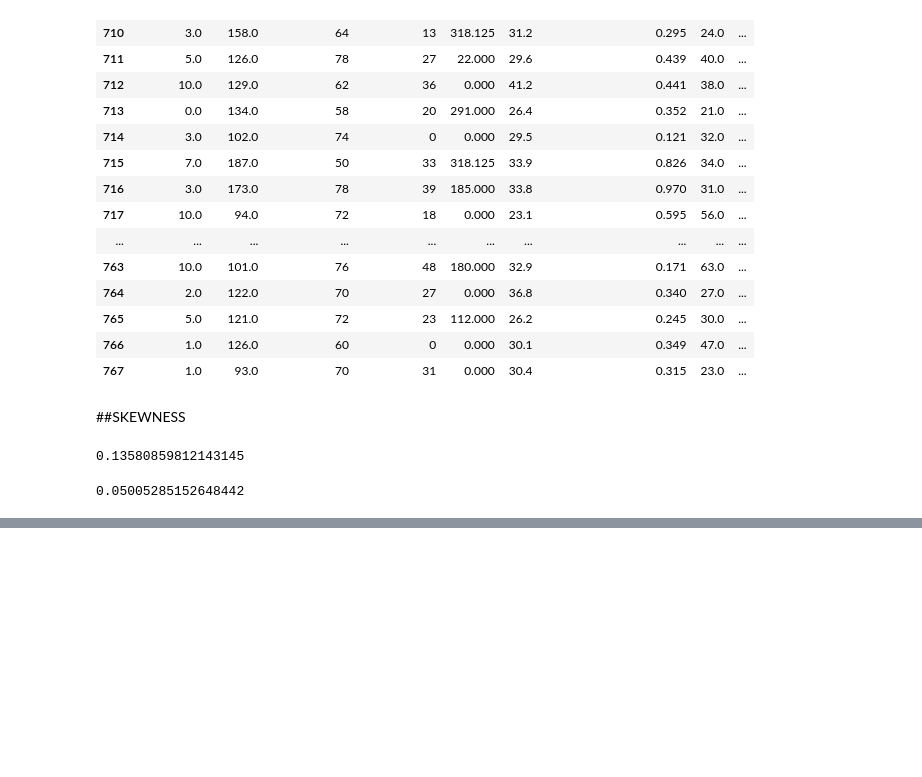
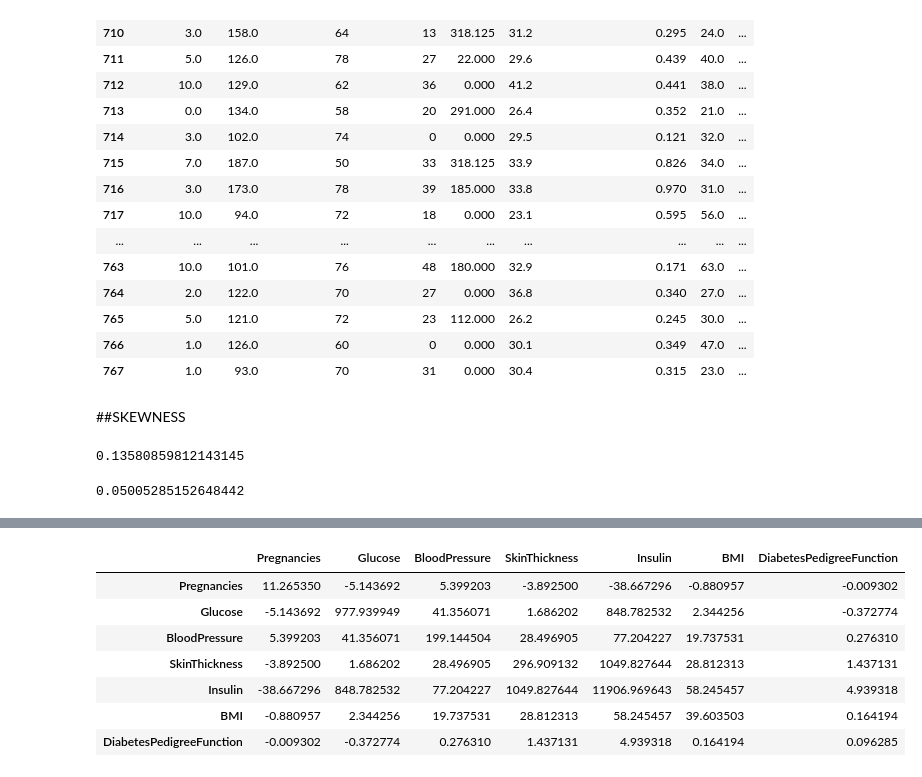
Before and after one commit to ramannamalai03/Week-9---ML-and-Data-science-Capstone-Project, a Jupyter notebook: Univariate and Bivariate.ipynb, the cells around one changed output, grey strips where cells are left out. Drawn from its saved outputs; the diff is of its cells as text; code cells hidden in the pictures; blank space fills up the shorter version.

```diff
--- a/Univariate and Bivariate.ipynb
+++ b/Univariate and Bivariate.ipynb
@@ -646,0 +776,11 @@ TypeError: 'str' object is not callable
+# %%
+diabetes_dataset.cov()
+# %% [output]
+|  | Pregnancies | Glucose | BloodPressure | SkinThickness | Insulin | BMI | DiabetesPedigreeFunction |
+| Pregnancies | 11.265350 | -5.143692 | 5.399203 | -3.892500 | -38.667296 | -0.880957 | -0.009302 |
+| Glucose | -5.143692 | 977.939949 | 41.356071 | 1.686202 | 848.782532 | 2.344256 | -0.372774 |
+| BloodPressure | 5.399203 | 41.356071 | 199.144504 | 28.496905 | 77.204227 | 19.737531 | 0.276310 |
+| SkinThickness | -3.892500 | 1.686202 | 28.496905 | 296.909132 | 1049.827644 | 28.812313 | 1.437131 |
+| Insulin | -38.667296 | 848.782532 | 77.204227 | 1049.827644 | 11906.969643 | 58.245457 | 4.939318 |
+| BMI | -0.880957 | 2.344256 | 19.737531 | 28.812313 | 58.245457 | 39.603503 | 0.164194 |
+| DiabetesPedigreeFunction | -0.009302 | -0.372774 | 0.276310 | 1.437131 | 4.939318 | 0.164194 | 0.096285 |
```
Also changed, not shown: parts of 24 cells of this notebook, 1 other file.
